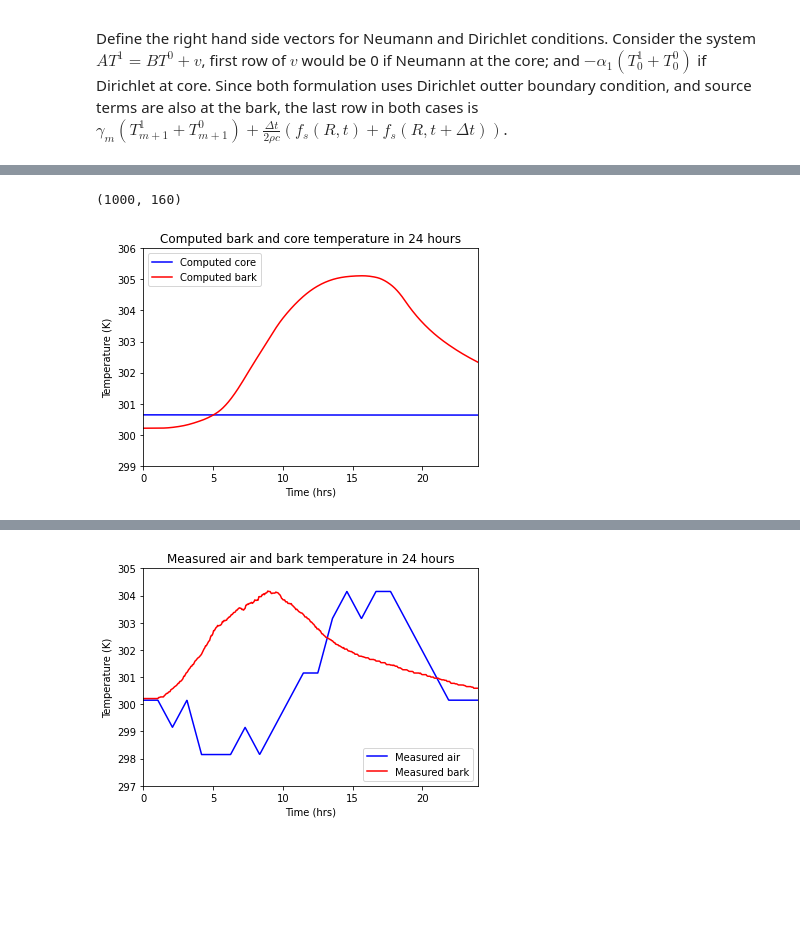
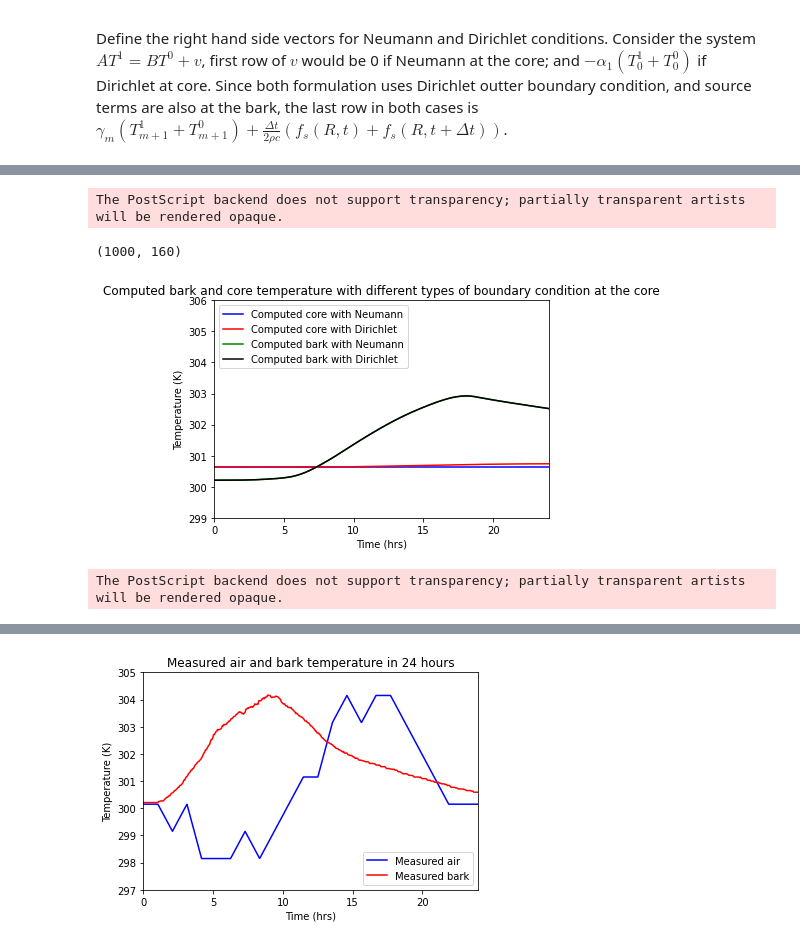
Before and after one commit to yajuna/treeRemote, a Jupyter notebook: notebook/treePower.ipynb, the cells around one changed output, grey strips where cells are left out. Cells and saved outputs as stored; diff of their text form; code cells hidden in the pictures; blank space fills up the shorter version.

Commit message:
modifywith udpated parameters, save path, increase flexibility with boundary type

```diff
--- a/notebook/treePower.ipynb
+++ b/notebook/treePower.ipynb
@@ -38,7 +38,11 @@ Matplotlib version is 3.5.1
 Numpy version is 1.22.3
 Scipy version is 1.8.0
 # %%
-savefigpath = 'fig/'
+# regular save on laptop
+# savefigpath = 'fig/'
+# save on laptop for testing
+savefigpath = 'figPcoeffDirichlet/'
+# save absolute path desktop
 # savefigpath = '/Users/yajuna/Development/tree/notebook/'
 # %% [markdown]
 Define parameters used in time stepping- related to the properties of the trees and weather: thermal conductivity (W/(mK), $\rho$ the density (kg/m^3), specific heat (J/(kgK)); $\rho$ mutiplies specific heat gives the heat capacity; finally
@@ -68,10 +72,12 @@ parameters = {"n_x": 160,
               "diff_at": [0, -1],
               "radius": 0.18,
               "height": 10,
-              "thermal_conductivity": 0.12, # Notation Kt in code; k in paper
-              "rho": 510,
-              "specific_heat": 1380,
-              "albedo": 0.3}
+              "thermal_conductivity": 0.059,#0.12, # Notation Kt in code; k in paper
+              "rho": 675,#510,
+              "specific_heat": 3740, #1380,
+              "albedo": 0.3, # 0.3 is concrete; 0.18, is grass#
+              "boundary_type": "Dirichlet"
+             }
 # %%
 ## testing cell
 
@@ -626,31 +630,36 @@ solutionN = step_neumann["solution"]
 solutionArrayN = np.asarray(solutionN)
 print(solutionArrayN.shape)
 
-# step_dirichlet = time_stepping(parameters, bdry_type = "dirichlet")
+step_dirichlet = time_stepping(parameters, bdry_type = "dirichlet")
 
-# solutionD = step_dirichlet["solution"]
+solutionD = step_dirichlet["solution"]
 
-# solutionArrayD = np.asarray(solutionD)
-# print(solutionArrayD.shape)
+solutionArrayD = np.asarray(solutionD)
+print(solutionArrayD.shape)
+
+plt.plot(time, solutionArrayN[:,0], 'b-', label='Computed core with Neumann')
+plt.plot(time, solutionArrayD[:,0], 'r-', label='Computed core with Dirichlet')
+plt.plot(time, solutionArrayN[:,-1], 'g-', label='Computed bark with Neumann')
+plt.plot(time, solutionArrayD[:,-1], 'k-', label='Computed bark with Dirichlet')
+plt.legend(loc="upper left")
+message = f"Computed bark and core temperature with different types of boundary condition at the core"
+plt.title(message)
+plt.axis([0, 24, 299, 306])
+plt.xlabel('Time (hrs)')
+plt.ylabel('Temperature (K)')
+plt.savefig(savefigpath + 'computed_temp_compare' + '.eps', format='eps', dpi=300,bbox_inches='tight')
+plt.show()
+
+boundary_type = parameters["boundary_type"]
+
+if boundary_type == "Dirichlet":
+    solutionArray = solutionArrayD
+if boundary_type == "Neumann":
+    solutionArray = solutionArrayN
 
 
-# find where the max and min are attained in neumann and dirichlet
-
-# for j in range(999):
-
-
-# counter = 0
-# for j in range(999):
-#     check if Neumann difference is consistently larger than dirichlet
-#     if solutionArrayN[j,:].max() - solutionArrayN[j,:].min() <= solutionArrayD[j,:].max() - solutionArrayD[j,:].min():
-#         print("Max difference for Neumann is smaller at step", j)
-#         counter += 1
-#     print()
-# print(counter)
-
-
-plt.plot(time, solutionArrayN[:,0], 'b-', label='Computed core')
-plt.plot(time, solutionArrayN[:,-1], 'r-', label='Computed bark')
+plt.plot(time, solutionArray[:,0], 'b-', label='Computed core')
+plt.plot(time, solutionArray[:,-1], 'r-', label='Computed bark')
 # plt.plot(time, solutionArrayN[:,79], 'b-', label='Computed middle')
 plt.legend(loc="upper left")
 message = f"Computed bark and core temperature in 24 hours"
@@ -660,4 +669,15 @@ plt.xlabel('Time (hrs)')
 plt.ylabel('Temperature (K)')
 plt.savefig(savefigpath + 'computed_temp' + '.eps', format='eps', dpi=300,bbox_inches='tight')
 plt.show()
+
+plt.plot(time, solutionArray[:,-1] - solutionArray[:,0], 'b-', label='Computed difference')
+# plt.plot(time, solutionArrayN[:,79], 'b-', label='Computed middle')
+plt.legend(loc="upper left")
+message = f"Computed bark and core temperature difference in 24 hours"
+plt.title(message)
+plt.axis([0, 24, -1, 4])
+plt.xlabel('Time (hrs)')
+plt.ylabel('Temperature (K)')
+plt.savefig(savefigpath + 'computed_temp_diff' + '.eps', format='eps', dpi=300,bbox_inches='tight')
+plt.show()
 # %% [output]
@@ -665,2 +685,4 @@ The PostScript backend does not support transparency; partially transparent arti
-(1000, 160)
+The PostScript backend does not support transparency; partially transparent artists will be rendered opaque.
+(1000, 160)
-[figure, old version]
+[figure, new version]
+The PostScript backend does not support transparency; partially transparent artists will be rendered opaque.
```
Also changed, not shown: parts of 9 cells of this notebook.
